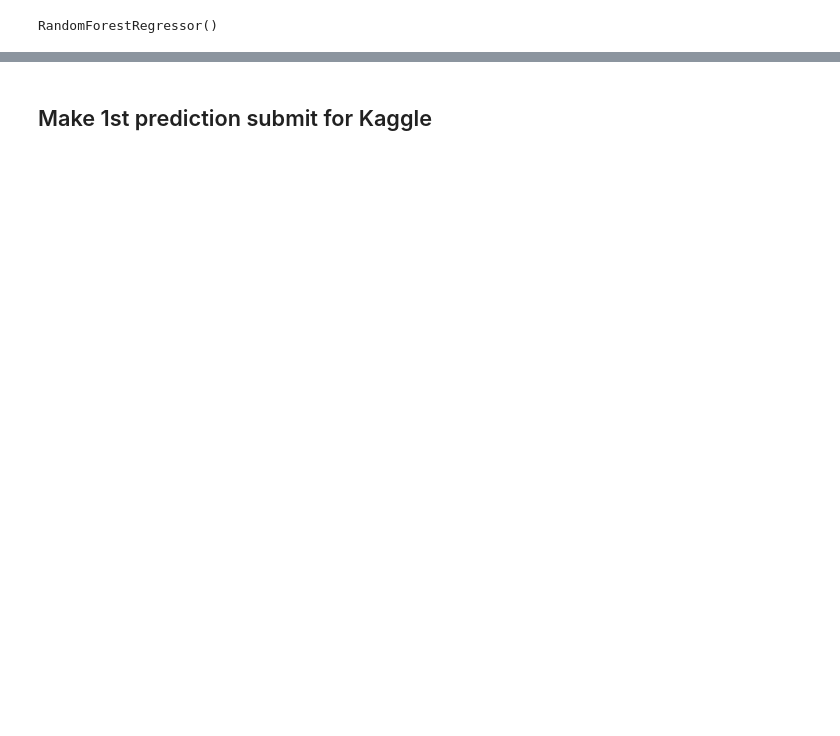
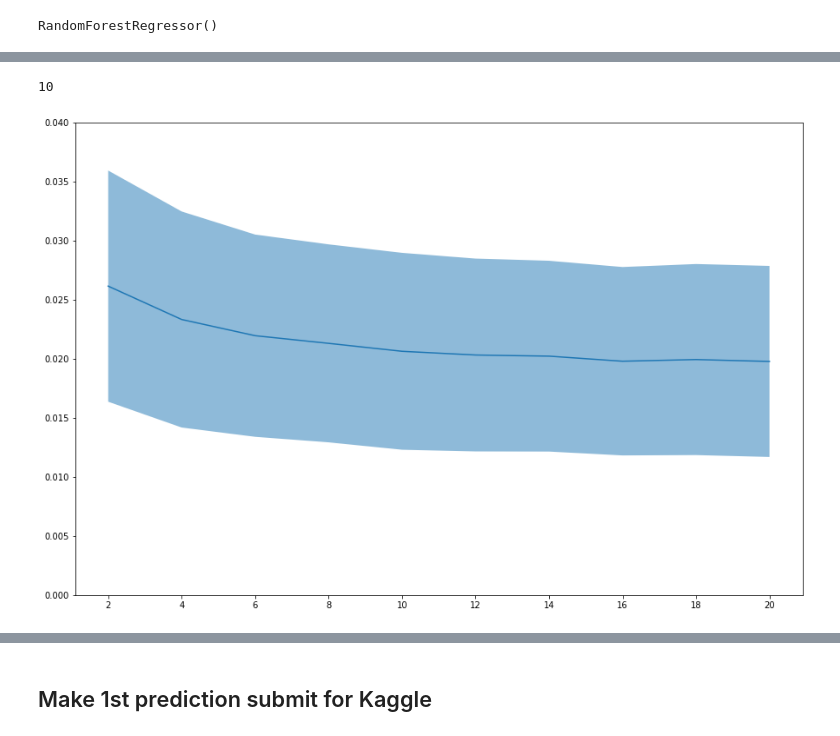
Before and after one commit to sharuhinda/adv_regression_example, a Jupyter notebook: models_tests.ipynb, the cells around one changed output, grey strips where cells are left out. Drawn from its saved outputs; the diff is of its cells as text; code cells hidden in the pictures; blank space fills up the shorter version.

```diff
--- a/models_tests.ipynb
+++ b/models_tests.ipynb
@@ -308,0 +234,2 @@ mean_squared_log_error(y_test, tree_reg.predict(X_test))
+# %%
+gscv_rforest.fit(X_train, y_train)
@@ -308,0 +244,17 @@ mean_squared_log_error(y_test, tree_reg.predict(X_test))
+# %%
+gscv_rforest_res = gscv_rforest.cv_results_
+# %%
+x_params = [x['max_features'] for x in gscv_rforest_res['params']]
+len(x_params)
+# %% [output]
+10
+# %%
+upper_bound = -gscv_rforest_res['mean_test_score'] + gscv_rforest_res['std_test_score']
+lower_bound = -gscv_rforest_res['mean_test_score'] - gscv_rforest_res['std_test_score']
+fig, ax = plt.subplots(1, 1, figsize=(15, 10))
+plt.plot(x_params, -gscv_rforest_res['mean_test_score'])
+plt.fill_between(x_params, upper_bound, lower_bound, alpha=0.5)
+ax.set_ybound(lower=0.0, upper=0.04)
+plt.xticks(x_params);
+# %% [output]
+[figure, added]
```
Also changed, not shown: parts of 65 cells of this notebook, 1 other file.
